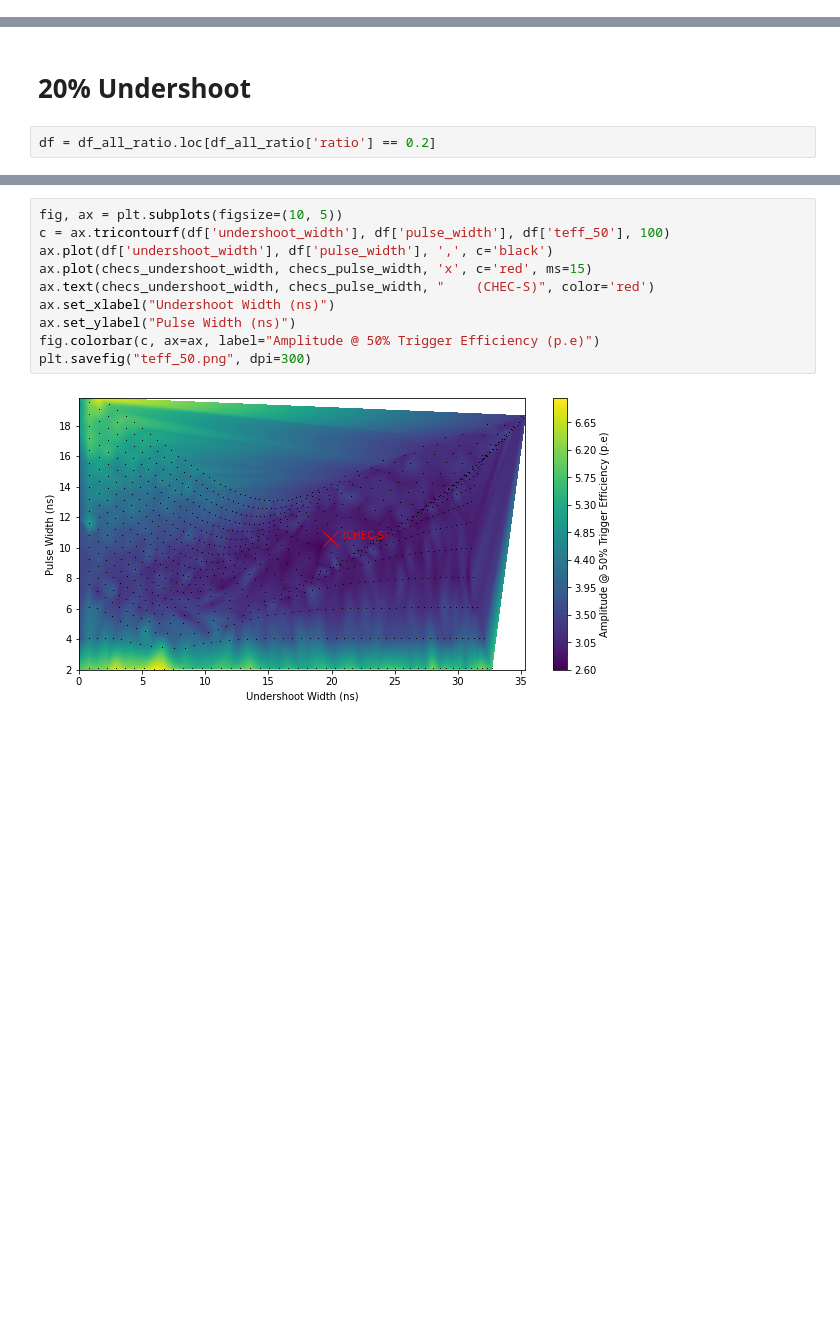
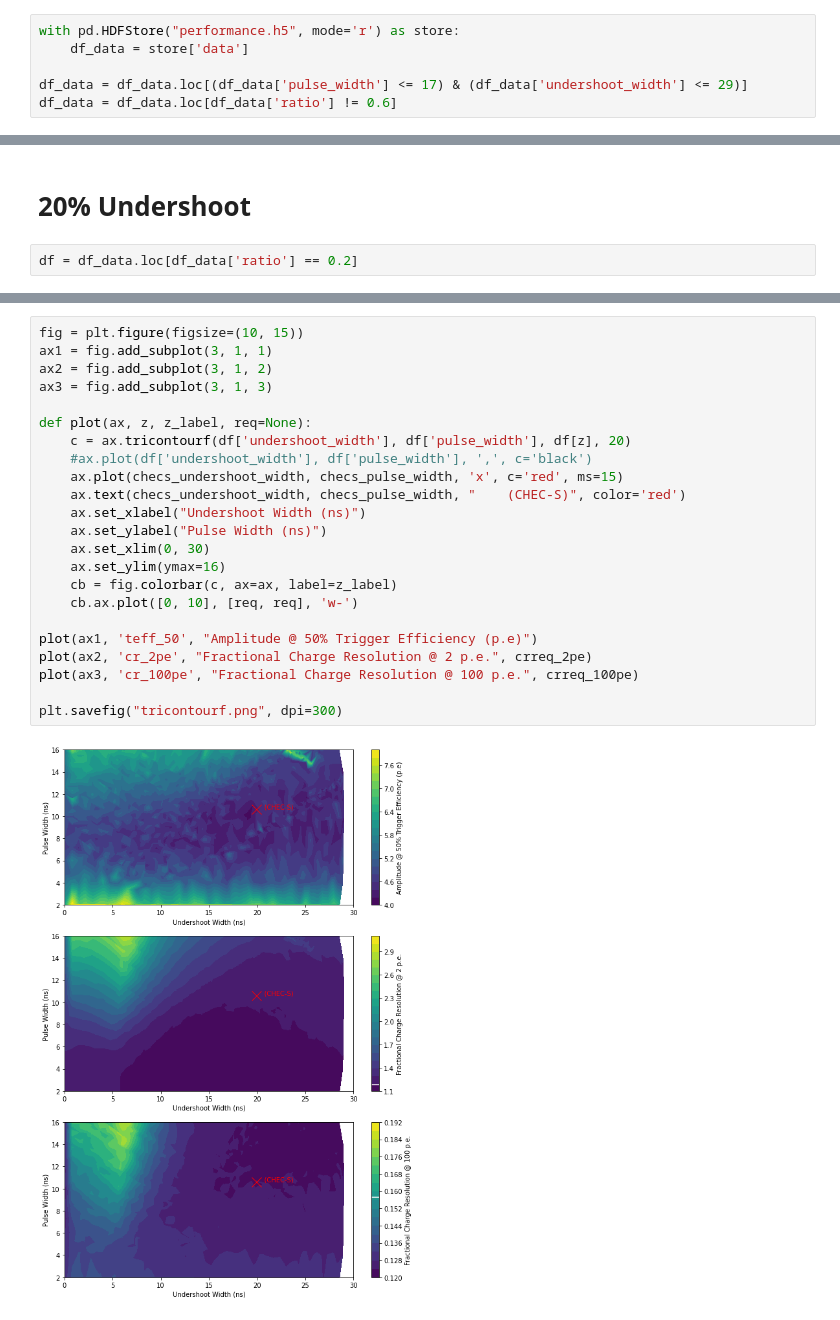
Before and after one commit to watsonjj/labbook, a Jupyter notebook: d200626_undershoot/plot_performance.ipynb, the cells around one changed output, grey strips where cells are left out. Cells and saved outputs as stored; diff of their text form; blank space fills up the shorter version.

Commit message:
d200626_undershoot

```diff
--- a/d200626_undershoot/plot_performance.ipynb
+++ b/d200626_undershoot/plot_performance.ipynb
@@ -153,3 +18,9 @@ df_all_ratio = df_all_ratio.loc[df_all_ratio['pulse_width'] <= 20]
+# %%
+with pd.HDFStore("performance.h5", mode='r') as store:
+    df_data = store['data']
+
+df_data = df_data.loc[(df_data['pulse_width'] <= 17) & (df_data['undershoot_width'] <= 29)]
+df_data = df_data.loc[df_data['ratio'] != 0.6]
 # %%
 # Extract requirements
 true = np.geomspace(1, 1000)
@@ -166,4 +37,4 @@ checs_undershoot_width = 19.880996171267505
 # %% [markdown]
 # 20% Undershoot
 # %%
-df = df_all_ratio.loc[df_all_ratio['ratio'] == 0.2]
+df = df_data.loc[df_data['ratio'] == 0.2]
@@ -170,12 +53,25 @@ df = df_all_ratio.loc[df_all_ratio['ratio'] == 0.2]
 # %%
-fig, ax = plt.subplots(figsize=(10, 5))
-c = ax.tricontourf(df['undershoot_width'], df['pulse_width'], df['teff_50'], 100)
-ax.plot(df['undershoot_width'], df['pulse_width'], ',', c='black')
-ax.plot(checs_undershoot_width, checs_pulse_width, 'x', c='red', ms=15)
-ax.text(checs_undershoot_width, checs_pulse_width, "    (CHEC-S)", color='red')
-ax.set_xlabel("Undershoot Width (ns)")
-ax.set_ylabel("Pulse Width (ns)")
-fig.colorbar(c, ax=ax, label="Amplitude @ 50% Trigger Efficiency (p.e)")
-plt.savefig("teff_50.png", dpi=300)
+fig = plt.figure(figsize=(10, 15))
+ax1 = fig.add_subplot(3, 1, 1)
+ax2 = fig.add_subplot(3, 1, 2)
+ax3 = fig.add_subplot(3, 1, 3)
+
+def plot(ax, z, z_label, req=None):
+    c = ax.tricontourf(df['undershoot_width'], df['pulse_width'], df[z], 20)
+    #ax.plot(df['undershoot_width'], df['pulse_width'], ',', c='black')
+    ax.plot(checs_undershoot_width, checs_pulse_width, 'x', c='red', ms=15)
+    ax.text(checs_undershoot_width, checs_pulse_width, "    (CHEC-S)", color='red')
+    ax.set_xlabel("Undershoot Width (ns)")
+    ax.set_ylabel("Pulse Width (ns)")
+    ax.set_xlim(0, 30)
+    ax.set_ylim(ymax=16)
+    cb = fig.colorbar(c, ax=ax, label=z_label)
+    cb.ax.plot([0, 10], [req, req], 'w-')
+
+plot(ax1, 'teff_50', "Amplitude @ 50% Trigger Efficiency (p.e)")
+plot(ax2, 'cr_2pe', "Fractional Charge Resolution @ 2 p.e.", crreq_2pe)
+plot(ax3, 'cr_100pe', "Fractional Charge Resolution @ 100 p.e.", crreq_100pe)
+
+plt.savefig("tricontourf.png", dpi=300)
 # %% [output]
-[figure, old version]
+[figure, new version]
```
Also changed, not shown: parts of 24 cells of this notebook, 13 other files.
